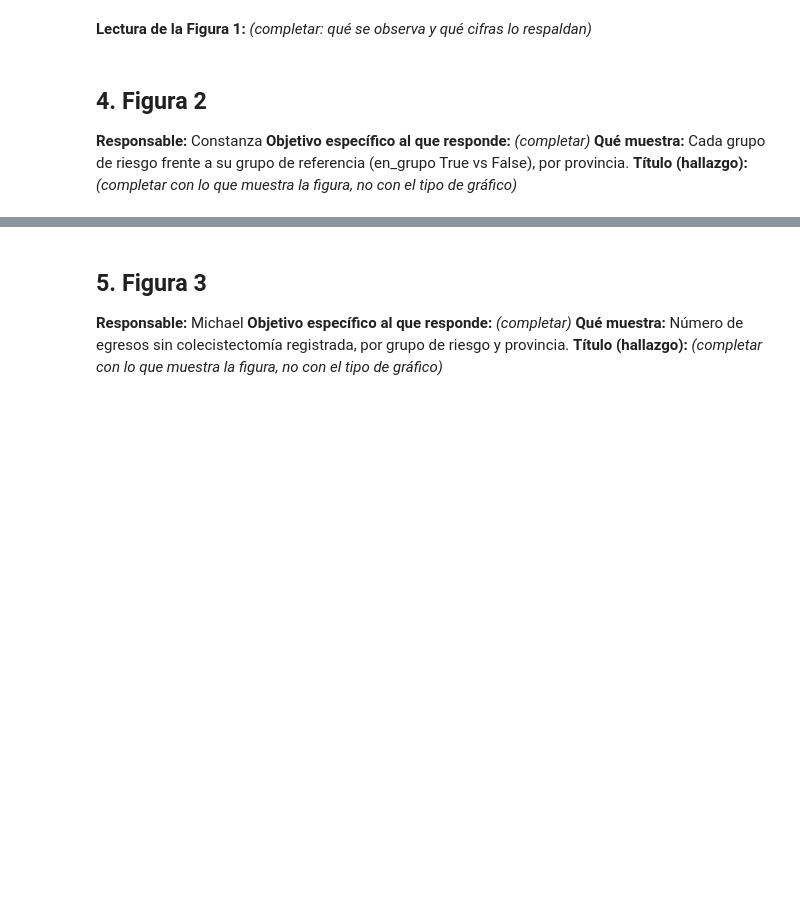
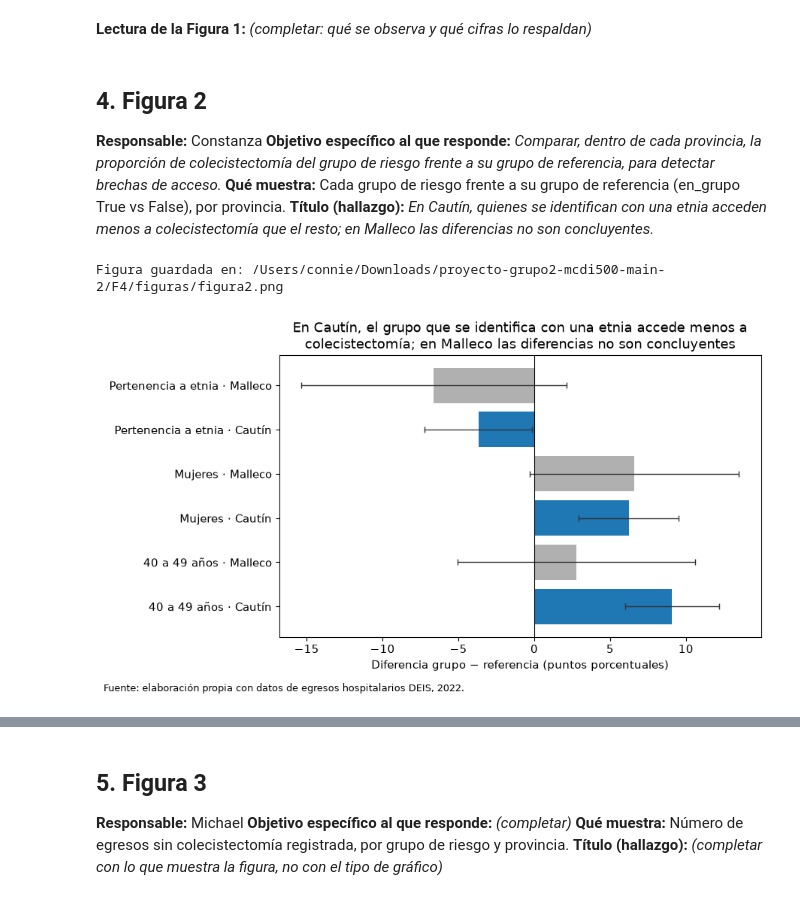
Before and after one commit to PaulaBecerraV/proyecto-grupo2-mcdi500, a Jupyter notebook: F4/F4_01_visualizaciones.ipynb, the cells around one changed output, grey strips where cells are left out. Cells and saved outputs as stored; diff of their text form; code cells hidden in the pictures; blank space fills up the shorter version.

```diff
--- a/F4/F4_01_visualizaciones.ipynb
+++ b/F4/F4_01_visualizaciones.ipynb
@@ -112,13 +112,47 @@ Cifras verificadas: 3.789 egresos y 80,7 % con colecistectomía.
 ## 4. Figura 2
 
 **Responsable:** Constanza
-**Objetivo específico al que responde:** _(completar)_
+**Objetivo específico al que responde:** _Comparar, dentro de cada provincia, la proporción de colecistectomía del grupo de riesgo frente a su grupo de referencia, para detectar brechas de acceso._
 **Qué muestra:** Cada grupo de riesgo frente a su grupo de referencia (en_grupo True vs False), por provincia.
-**Título (hallazgo):** _(completar con lo que muestra la figura, no con el tipo de gráfico)_
+**Título (hallazgo):** _En Cautín, quienes se identifican con una etnia acceden menos a colecistectomía que el resto; en Malleco las diferencias no son concluyentes._
 # %%
-# Figura 2: usar `tabla`, `COLORES`, `NOMBRES_GRUPO` y `FUENTE`
-# fig, ax = plt.subplots()
-# ...
-# fig.text(0.01, -0.02, FUENTE, fontsize=9)
-# guardar_figura(fig, "figura2")
+# Figura 2: diferencia grupo de riesgo (en_grupo=True) menos su referencia (False), por provincia
+import numpy as np
+
+filas = []
+for (grupo, prov), g in tabla.groupby(["grupo_nombre", "provincia"]):
+    ref = g[g["en_grupo"] == False].iloc[0]
+    gr  = g[g["en_grupo"] == True].iloc[0]
+    p1, n1 = gr["proporcion"],  gr["egresos"]
+    p0, n0 = ref["proporcion"], ref["egresos"]
+    dif = (p1 - p0) * 100  # puntos porcentuales
+    se  = np.sqrt(p1*(1-p1)/n1 + p0*(1-p0)/n0) * 100
+    filas.append({"grupo": grupo, "provincia": prov,
+                  "dif": dif, "ic_inf": dif - 1.96*se, "ic_sup": dif + 1.96*se})
+
+dif_tabla = pd.DataFrame(filas).sort_values(["grupo", "provincia"]).reset_index(drop=True)
+dif_tabla["signif"] = (dif_tabla["ic_inf"] > 0) | (dif_tabla["ic_sup"] < 0)
+
+fig, ax = plt.subplots()
+y = np.arange(len(dif_tabla))
+etiquetas = [f"{r.grupo} · {r.provincia}" for r in dif_tabla.itertuples()]
+colores_barra = [COLORES[r.provincia] if r.signif else "#b0b0b0" for r in dif_tabla.itertuples()]
+
+ax.barh(y, dif_tabla["dif"], color=colores_barra)
+ax.errorbar(dif_tabla["dif"], y,
+            xerr=[dif_tabla["dif"] - dif_tabla["ic_inf"], dif_tabla["ic_sup"] - dif_tabla["dif"]],
+            fmt="none", ecolor="#333333", capsize=3, lw=1)
+ax.axvline(0, color="black", lw=0.8)
+ax.set_yticks(y)
+ax.set_yticklabels(etiquetas)
+ax.set_xlabel("Diferencia grupo − referencia (puntos porcentuales)")
+ax.set_title("En Cautín, el grupo que se identifica con una etnia accede menos a\ncolecistectomía; en Malleco las diferencias no son concluyentes")
+fig.text(0.01, -0.02, FUENTE, fontsize=9)
+plt.tight_layout()
+
+guardar_figura(fig, "figura2")
+plt.show()
+# %% [output]
+Figura guardada en: /Users/connie/Downloads/proyecto-grupo2-mcdi500-main-2/F4/figuras/figura2.png
+[figure, added]
 # %% [markdown]
```
Also changed, not shown: parts of 2 cells of this notebook.
